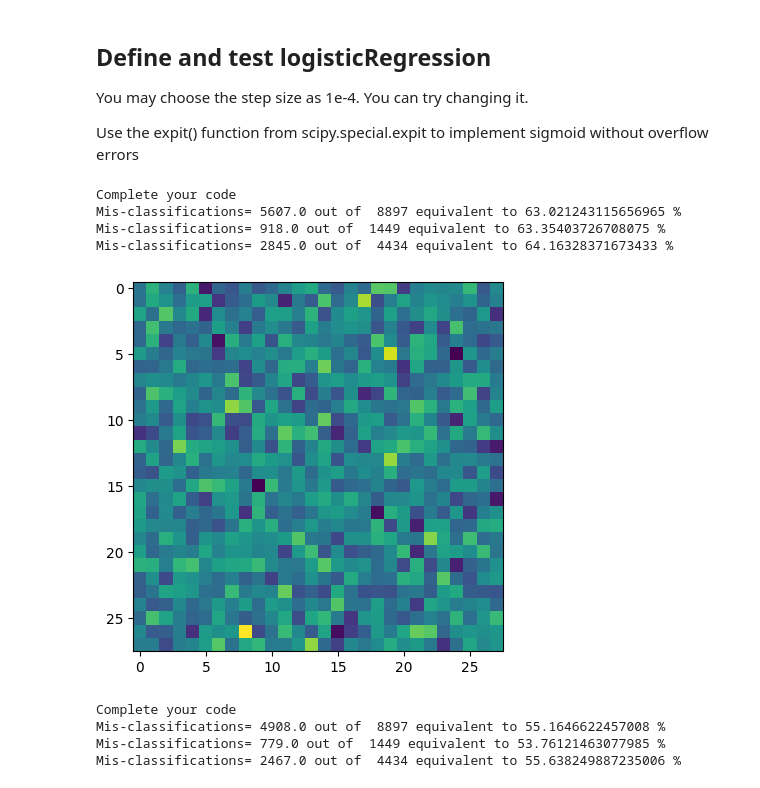
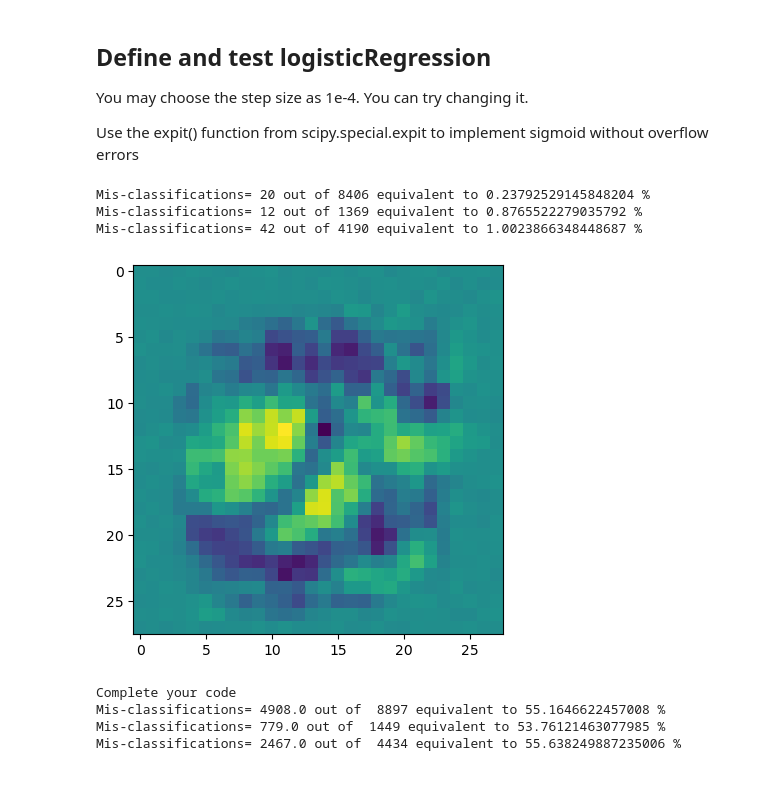
Before and after one commit to brandonegg/MNIST-classification, a Jupyter notebook: Phase1/Phase1.ipynb, the cells around one changed output. Saved outputs shown, nothing was run; the diff lists cells and outputs as text; code cells hidden in the pictures.

```diff
--- a/Phase1/Phase1.ipynb
+++ b/Phase1/Phase1.ipynb
@@ -56,10 +56,10 @@ def testLinearClassifier(a,X,y):
 
         if y_estimate <= 0 and y[i] == 1:
             misclassifications += 1
-        if y_estimate > 0 and y[i] == 0:
+        elif y_estimate > 0 and y[i] == 0:
             misclassifications += 1
 
-    print(f"Mis-classifications= {misclassifications} out of {len(X)} equivalent to {misclassifications / len(X)} %")
+    print(f"Mis-classifications= {misclassifications} out of {len(X)} equivalent to {(misclassifications / len(X))*100} %")
 
     return misclassifications
 # %% [markdown]
@@ -78,7 +78,7 @@ def gaussianClassifierWithIdentityCovariance(Xtrain,ytrain):
     u2 = np.mean(xTrain2, axis = 0)
 
     identity_cov = np.identity(len(u1))
-    wT = np.matmul(np.transpose(u2-u1), np.linalg.inv(identity_cov)) # REF: Decision HyperSurfaces (slide 28)
+    wT = np.matmul(np.transpose(u2-u1), np.linalg.pinv(identity_cov)) # REF: Decision HyperSurfaces (slide 28)
     wNot = -1* np.matmul(wT, (u1+u2)/2)
 
     a = np.transpose(np.hstack((wT, wNot))) # REF: Project phase 1 description
@@ -119,8 +119,14 @@ def gaussianClassifierWithCommonCovariance(Xtrain,ytrain):
     pooled_features = np.row_stack([class1_demeaned,class2_demeaned])
     shared_cov = np.cov(np.transpose(pooled_features)) # Ref: Decision_Surfaces MA
 
-    # np.linalg.inv() returns error, but using normal matrix works?
-    wT = np.matmul(np.transpose(u2-u1), np.linalg.inv(shared_cov)) # REF: Decision HyperSurfaces (slide 28)
+    ''' Another alternative to pinv():
+    for i in range(0, len(shared_cov)):
+        if shared_cov[i][i] < 1:
+            shared_cov[i][i] = 1
+    '''
+
+    # np.linalg.inv() returns error - use pinv() instead
+    wT = np.matmul(np.transpose(u2-u1), np.linalg.pinv(shared_cov)) # REF: Decision HyperSurfaces (slide 28)
     wNot = -1* np.matmul(wT, (u1+u2)/2)
 
     a = np.transpose(np.hstack((wT, wNot))) # REF: Project phase 1 description
@@ -147,26 +153,31 @@ You may choose the step size as 1e-4. You can try changing it.
 Use the expit() function from scipy.special.expit to implement sigmoid without overflow errors
 # %%
 def logisticRegression(Xtrain,ytrain,iterations=100,step_size=1e-4,verbose=False):
+    A = np.random.randn(len(Xtrain[0])+1, 1)
+    Xtilde = np.vstack((Xtrain.T, np.repeat(1, len(Xtrain), axis=0)))
 
-    a = 0.01*np.random.randn(Nfeatures+1,1)
-    print("Complete your code")
+    for iter in range(iterations):
+        s = expit(np.matmul(A.T, Xtilde))
+        error = s-ytrain
+        gradient = -np.matmul(Xtilde, error.T)
+        A = A + step_size*gradient
+
+    a = A
 
     return a
-    #YOUR CODE HERE
 
 #------SIMPLE TESTING ON THE TRAINING DATA ITSELF --------------
 a = logisticRegression(X_train,y_train,iterations=500,verbose=False)
 plt.imshow(np.reshape(a[0:784],(28,28)))
 
 train = testLinearClassifier(a,X_train,y_train)
 val = testLinearClassifier(a,X_val,y_val)
 test = testLinearClassifier(a,X_test,y_test)
 # %% [output]
-Complete your code
-Mis-classifications= 5607.0 out of  8897 equivalent to 63.021243115656965 %
-Mis-classifications= 918.0 out of  1449 equivalent to 63.35403726708075 %
-Mis-classifications= 2845.0 out of  4434 equivalent to 64.16328371673433 %
+Mis-classifications= 20 out of 8406 equivalent to 0.23792529145848204 %
+Mis-classifications= 12 out of 1369 equivalent to 0.8765522279035792 %
+Mis-classifications= 42 out of 4190 equivalent to 1.0023866348448687 %
-[figure, old version]
+[figure, new version]
 # %%
 def logisticRegressionWithRegularization(Xtrain,ytrain,iterations=100,step_size=1e-4,lam=0,verbose=False):
 
```
Also changed, not shown: parts of 2 cells of this notebook.
